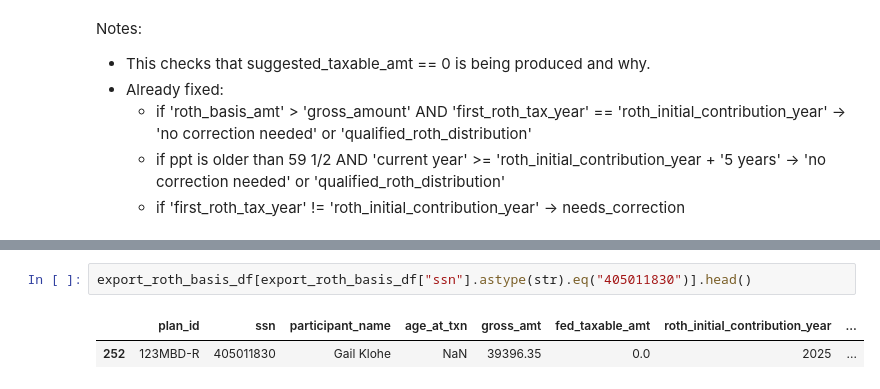
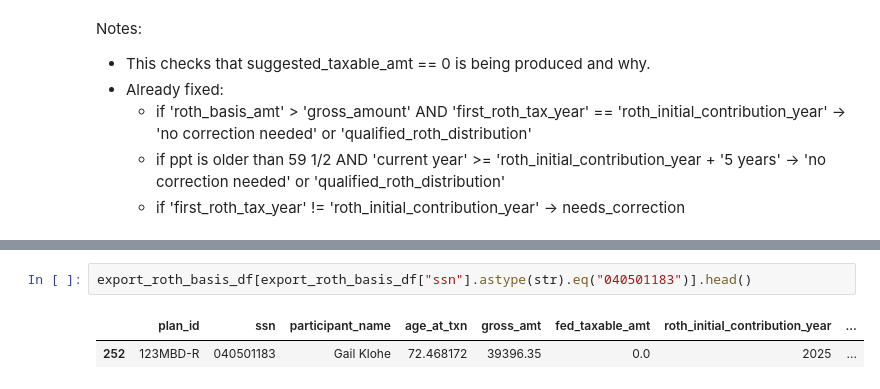
Before and after one commit to manuel-reyes-ml/1099_reconciliation_pipeline, a Jupyter notebook: notebooks/05_match_roth_basis_analysis.ipynb, the cells around one changed output, grey strips where cells are left out. Cells and saved outputs as stored; diff of their text form.

```diff
--- a/notebooks/05_match_roth_basis_analysis.ipynb
+++ b/notebooks/05_match_roth_basis_analysis.ipynb
@@ -312,10 +326,10 @@ NEED ACTION rows: 205
 | 20 | 300005MBDII | 177569732 | Robert Herman Jr | 65.308693 | 34277.43 | 0.00 | 2025 | ... |
 | 21 | 300005MBDII | 200528985 | Christy Bugel | 61.820671 | 35945.69 | 0.00 | 2025 | ... |
 # %%
-export_roth_basis_df[export_roth_basis_df["ssn"].astype(str).eq("405011830")].head()
+export_roth_basis_df[export_roth_basis_df["ssn"].astype(str).eq("040501183")].head()
 # %% [output]
 |  | plan_id | ssn | participant_name | age_at_txn | gross_amt | fed_taxable_amt | roth_initial_contribution_year | ... |
-| 252 | 123MBD-R | 405011830 | Gail Klohe | NaN | 39396.35 | 0.0 | 2025 | ... |
+| 252 | 123MBD-R | 040501183 | Gail Klohe | 72.468172 | 39396.35 | 0.0 | 2025 | ... |
 # %%
 # Cell 13 -
 
```
Also changed, not shown: parts of 6 cells of this notebook.
